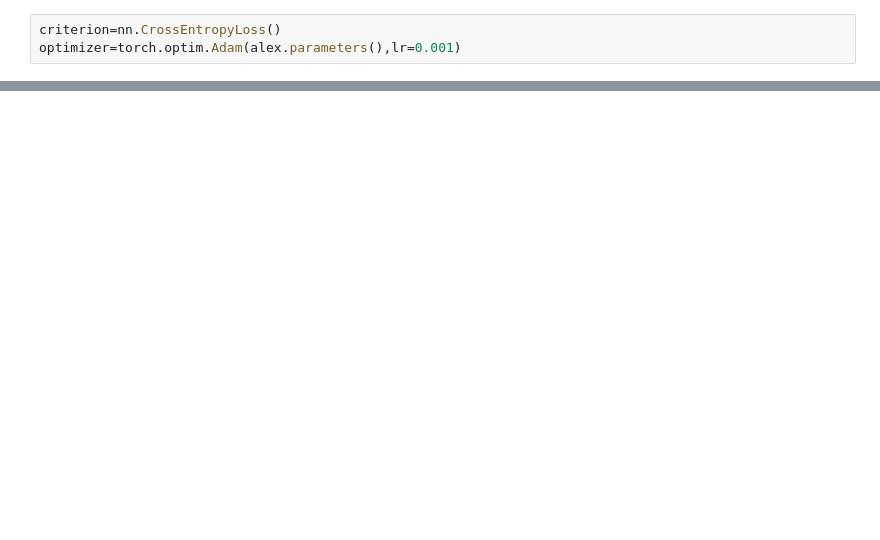
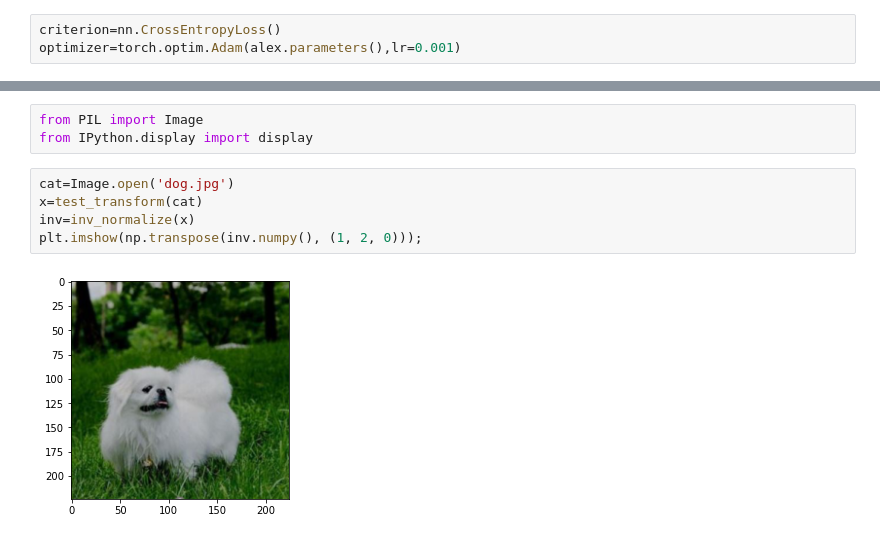
Before and after one commit to SupGilllll/PyTorch_Beginner, a Jupyter notebook: 03-CNN-Convolutional-Neural-Networks/Dog_Cat.ipynb, the cells around one changed output, grey strips where cells are left out. Saved outputs shown, nothing was run; the diff lists cells and outputs as text; blank space fills up the shorter version.

```diff
--- a/03-CNN-Convolutional-Neural-Networks/Dog_Cat.ipynb
+++ b/03-CNN-Convolutional-Neural-Networks/Dog_Cat.ipynb
@@ -201,0 +204,10 @@ b = torch.FloatTensor([1., 2.]).cuda()
+# %%
+from PIL import Image
+from IPython.display import display
+# %%
+cat=Image.open('dog.jpg')
+x=test_transform(cat)
+inv=inv_normalize(x)
+plt.imshow(np.transpose(inv.numpy(), (1, 2, 0)));
+# %% [output]
+[figure, added]
```
Also changed, not shown: parts of 13 cells of this notebook, 1 other file.
